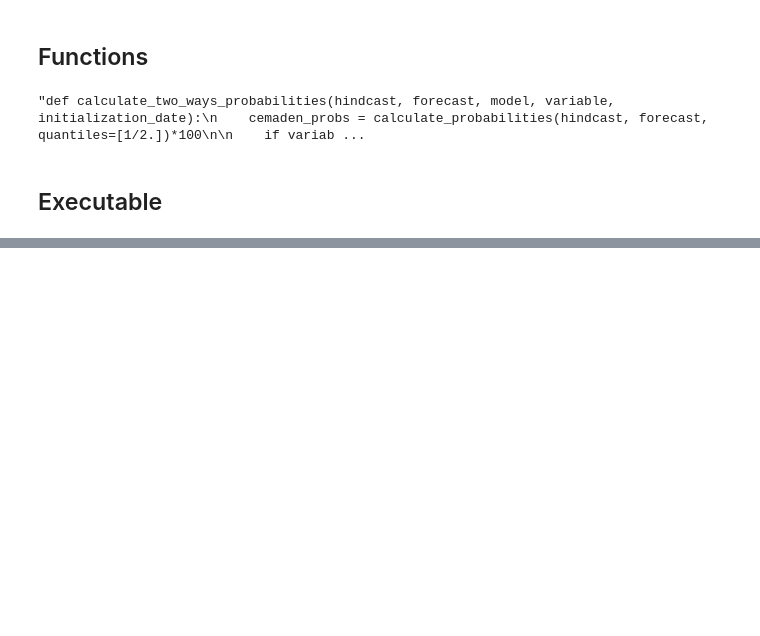
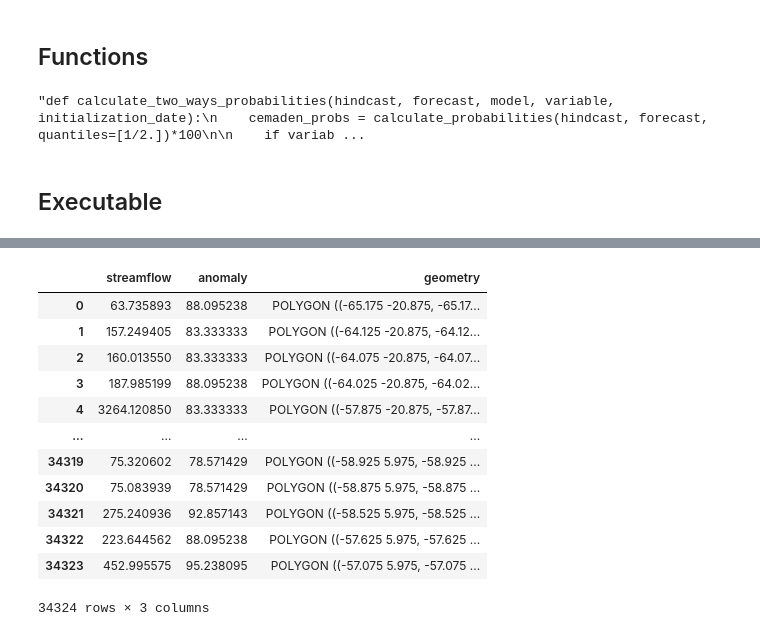
Before and after one commit to Amazon-ARCHive/amazonhydroviewer-backend, a Jupyter notebook: get_ldas_probabilistics_data.ipynb, the cells around one changed output, grey strips where cells are left out. Cells and saved outputs as stored; diff of their text form; code cells hidden in the pictures; blank space fills up the shorter version.

```diff
--- a/get_ldas_probabilistics_data.ipynb
+++ b/get_ldas_probabilistics_data.ipynb
@@ -185,7 +270,7 @@ surface_variable_unit = {'Rainf_tavg':'mm/day', 'Qair_f_tavg':'g/kg', 'Qs_tavg':
 # %%
-for variable, variable_longname in zip(surface_variable_short, surface_variable_long):
+for variable, variable_longname  in tqdm(list_of_variables.items):
 
-
+    #, variable_longname in zip(surface_variable_short, surface_variable_long):
     print(variable_longname)
 
     hindcast = read_trim_hindcast(hindcast_data_file_path, va=variable)
@@ -195,16 +280,17 @@ for variable, variable_longname in zip(surface_variable_short, surface_variable_
 
     probs = calculate_probabilities(hindcast, forecast) *100
 
-    max_prob = probs.max(dim='category')
-    mask = probs != max_prob
-    probs_with_nan = xr.where(mask, np.nan, probs)
+    max_prob = probs.max(dim='category') # get the maximum probability value across the three categories
+    mask = probs != max_prob # create a mask where values are not equal to the max probability
+    probs_with_nan = xr.where(mask, np.nan, probs) # set non-maximum probability values to NaN
 
     file_savepath = './get_ldas_probabilistics_output' + '/prob_' + initialization_date.replace('-','_')
     #create_directory(file_savepath)
 
-    #
     if variable in ['SoilMoist_inst', 'SoilTemp_inst']:
-        probs_with_nan.to_netcdf(file_savepath + '_tercile_probability_max_' + str(variable) + '.nc')
+        probs_with_nan.to_netcdf(file_savepath + '_tercile_probability_max_' + str(variable) + '_all_lvl.nc')
+    #elif variable == 'Streamflow_tavg':
+
     else:
         probs_with_nan.to_netcdf(file_savepath + '_tercile_probability_max_' + str(variable) + '_lvl_0' + '.nc')
 
@@ -229,0 +388,16 @@ Saved probability values for SoilTemp_inst!
+# %%
+fcst_gdf
+# %% [output]
+|  | streamflow | anomaly | geometry |
+| 0 | 63.735893 | 88.095238 | POLYGON ((-65.175 -20.875, -65.17... |
+| 1 | 157.249405 | 83.333333 | POLYGON ((-64.125 -20.875, -64.12... |
+| 2 | 160.013550 | 83.333333 | POLYGON ((-64.075 -20.875, -64.07... |
+| 3 | 187.985199 | 88.095238 | POLYGON ((-64.025 -20.875, -64.02... |
+| 4 | 3264.120850 | 83.333333 | POLYGON ((-57.875 -20.875, -57.87... |
+| ... | ... | ... | ... |
+| 34319 | 75.320602 | 78.571429 | POLYGON ((-58.925 5.975, -58.925 ... |
+| 34320 | 75.083939 | 78.571429 | POLYGON ((-58.875 5.975, -58.875 ... |
+| 34321 | 275.240936 | 92.857143 | POLYGON ((-58.525 5.975, -58.525 ... |
+| 34322 | 223.644562 | 88.095238 | POLYGON ((-57.625 5.975, -57.625 ... |
+| 34323 | 452.995575 | 95.238095 | POLYGON ((-57.075 5.975, -57.075 ... |
+34324 rows × 3 columns
```
Also changed, not shown: parts of 13 cells of this notebook, 2 other files.
